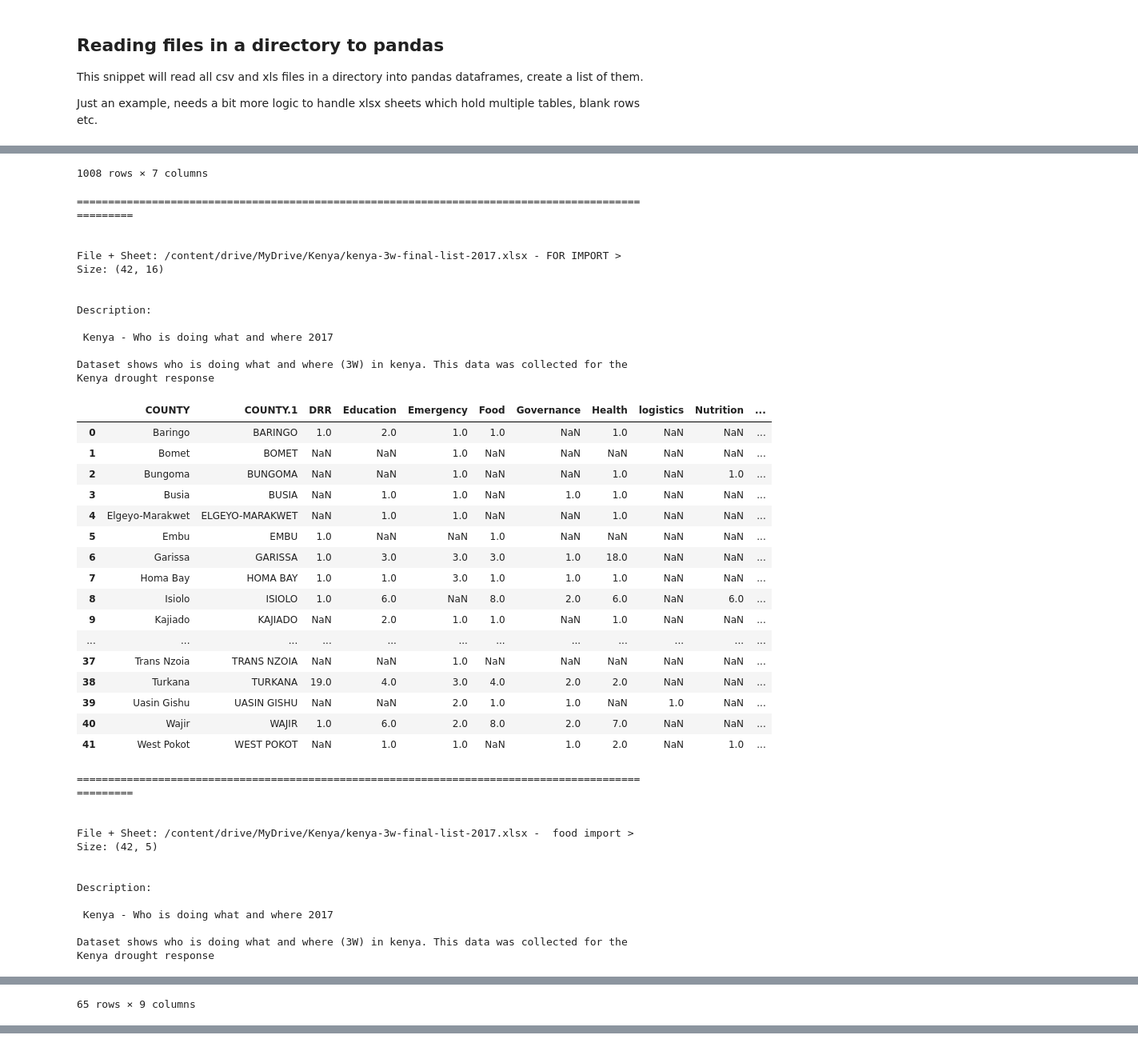
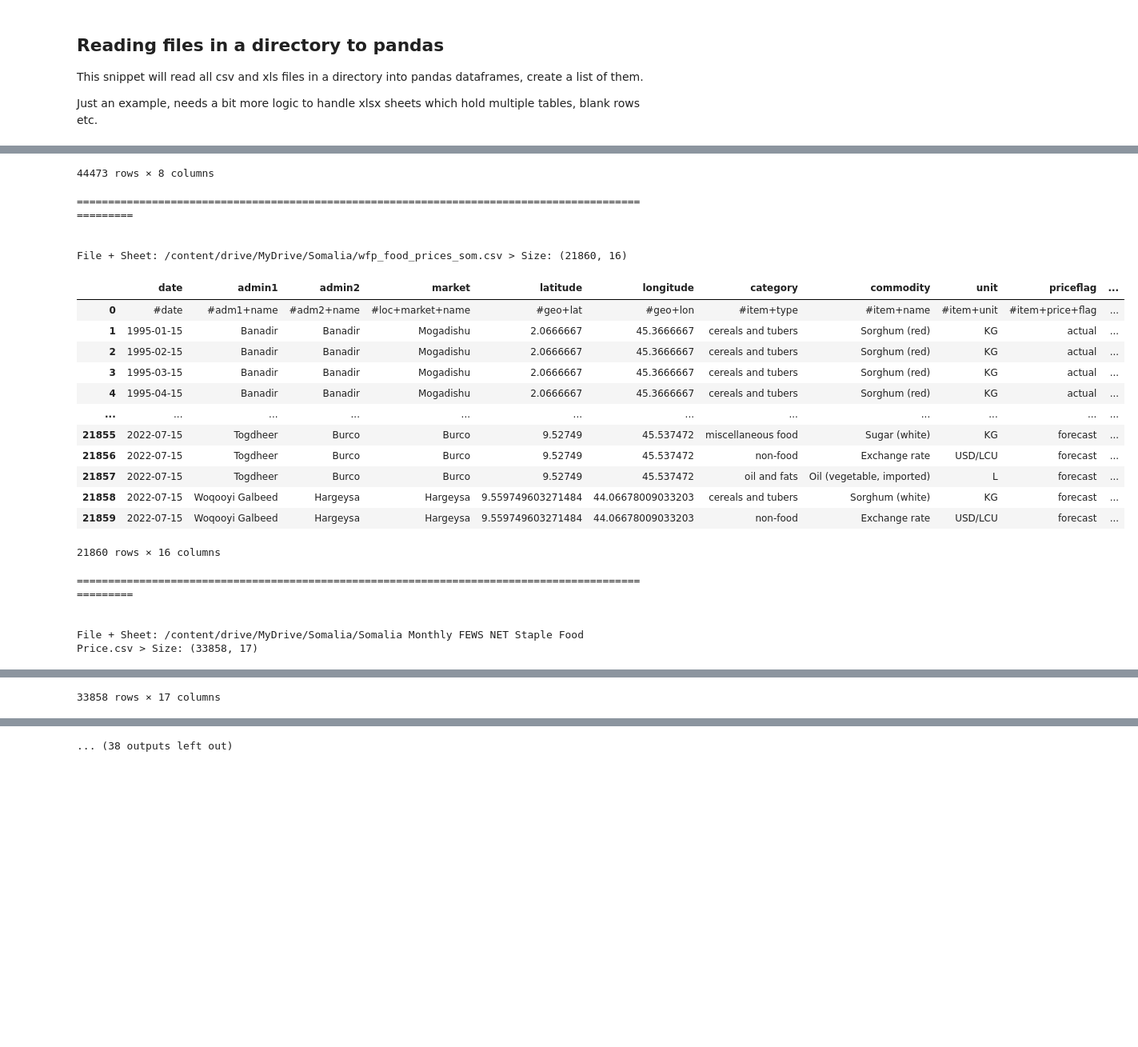
Before and after one commit to datakind/STC_DataDive_Dec22, a Jupyter notebook: notebooks/dividor/data_downloading_file_reading.ipynb, the cells around one changed output, grey strips where cells are left out. Shown at 80% size. Cells and saved outputs as stored; diff of their text form; code cells hidden in the pictures; blank space fills up the shorter version.

```diff
--- a/notebooks/dividor/data_downloading_file_reading.ipynb
+++ b/notebooks/dividor/data_downloading_file_reading.ipynb
@@ -55,13 +55,13 @@ This snippet will read all csv and xls files in a directory into pandas datafram
 Just an example, needs a bit more logic to handle xlsx sheets which hold multiple tables, blank rows etc.
 # %%
 # TODO - Make book scan all folder
-country = "Kenya"
+country = "Somalia"
 dir = f"/content/drive/MyDrive/{country}"
 
 #dir = "/content/drive/MyDrive/Kenya Cleaned Up Files"
 
 
-meta_data = pd.read_csv(f"{dir}/Data metadata - Sheet1.csv")
+meta_data = pd.read_csv(f"/content/drive/MyDrive/Kenya/Data metadata - Sheet1.csv")
 file_col = 'Google Drive or Github link to downloaded data (if you can put what you’ve downloaded into a shared location!)'
 
 # Array of pandas dataframes
@@ -116,5 +112,4 @@ Loading csv file /content/drive/MyDrive/Kenya/Data metadata - Sheet1.csv
 # %%
-print(f"\n\nHere are the shapes of the dataframes we just loaded from directory {dir} ... \n\n")
 # TODO Save dfs to csv, as the started for the meta data review, then put on the google for team to edit
 for key in dfs:
     print("\n\n===================================================================================================\n\n")
@@ -122,11 +117,11 @@ for key in dfs:
     f = df['file'][0]
     print(f"File + Sheet: {key} > Size: {df.shape}\n\n")
     file_meta = meta_data.loc[meta_data[file_col] == f]
-    description = file_meta['Dataset description'][0]
-    link = file_meta['Dataset'][0]
-    #print("Link: ", str(link),"\n\n")
-    print("Description: \n\n",str(description),"\n\n")
-    # TODO file_meta, sheet name
+    #description = file_meta['Dataset description'][0]
+    #link = file_meta['Dataset'][0]
+    # print("Link: ", str(link),"\n\n")
+    # print("Description: \n\n",str(description),"\n\n")
+    # TODO Output to a meta data csv file, columns: file_meta, sheet name, df.column, df.types
     display(df)
 
 
@@ -163,40 +146,22 @@ Dataset shows who is doing what and where (3W) in kenya. This data was collected
-1008 rows × 7 columns
+44473 rows × 8 columns
 ===================================================================================================
 
 
-File + Sheet: /content/drive/MyDrive/Kenya/kenya-3w-final-list-2017.xlsx - FOR IMPORT > Size: (42, 16)
-
-
-Description:
-
- Kenya - Who is doing what and where 2017
-
-Dataset shows who is doing what and where (3W) in kenya. This data was collected for the Kenya drought response
+File + Sheet: /content/drive/MyDrive/Somalia/wfp_food_prices_som.csv > Size: (21860, 16)
-|  | COUNTY | COUNTY.1 | DRR | Education | Emergency | Food | Governance | Health | logistics | Nutrition | ... |
-| 0 | Baringo | BARINGO | 1.0 | 2.0 | 1.0 | 1.0 | NaN | 1.0 | NaN | NaN | ... |
-| 1 | Bomet | BOMET | NaN | NaN | 1.0 | NaN | NaN | NaN | NaN | NaN | ... |
-| 2 | Bungoma | BUNGOMA | NaN | NaN | 1.0 | NaN | NaN | 1.0 | NaN | 1.0 | ... |
-| 3 | Busia | BUSIA | NaN | 1.0 | 1.0 | NaN | 1.0 | 1.0 | NaN | NaN | ... |
-| 4 | Elgeyo-Marakwet | ELGEYO-MARAKWET | NaN | 1.0 | 1.0 | NaN | NaN | 1.0 | NaN | NaN | ... |
-| 5 | Embu | EMBU | 1.0 | NaN | NaN | 1.0 | NaN | NaN | NaN | NaN | ... |
-| 6 | Garissa | GARISSA | 1.0 | 3.0 | 3.0 | 3.0 | 1.0 | 18.0 | NaN | NaN | ... |
-| 7 | Homa Bay | HOMA BAY | 1.0 | 1.0 | 3.0 | 1.0 | 1.0 | 1.0 | NaN | NaN | ... |
-| 8 | Isiolo | ISIOLO | 1.0 | 6.0 | NaN | 8.0 | 2.0 | 6.0 | NaN | 6.0 | ... |
-| 9 | Kajiado | KAJIADO | NaN | 2.0 | 1.0 | 1.0 | NaN | 1.0 | NaN | NaN | ... |
+|  | date | admin1 | admin2 | market | latitude | longitude | category | commodity | unit | priceflag | ... |
+| 0 | #date | #adm1+name | #adm2+name | #loc+market+name | #geo+lat | #geo+lon | #item+type | #item+name | #item+unit | #item+price+flag | ... |
+| 1 | 1995-01-15 | Banadir | Banadir | Mogadishu | 2.0666667 | 45.3666667 | cereals and tubers | Sorghum (red) | KG | actual | ... |
+| 2 | 1995-02-15 | Banadir | Banadir | Mogadishu | 2.0666667 | 45.3666667 | cereals and tubers | Sorghum (red) | KG | actual | ... |
+| 3 | 1995-03-15 | Banadir | Banadir | Mogadishu | 2.0666667 | 45.3666667 | cereals and tubers | Sorghum (red) | KG | actual | ... |
+| 4 | 1995-04-15 | Banadir | Banadir | Mogadishu | 2.0666667 | 45.3666667 | cereals and tubers | Sorghum (red) | KG | actual | ... |
 | ... | ... | ... | ... | ... | ... | ... | ... | ... | ... | ... | ... |
-| 37 | Trans Nzoia | TRANS NZOIA | NaN | NaN | 1.0 | NaN | NaN | NaN | NaN | NaN | ... |
-| 38 | Turkana | TURKANA | 19.0 | 4.0 | 3.0 | 4.0 | 2.0 | 2.0 | NaN | NaN | ... |
-| 39 | Uasin Gishu | UASIN GISHU | NaN | NaN | 2.0 | 1.0 | 1.0 | NaN | 1.0 | NaN | ... |
-| 40 | Wajir | WAJIR | 1.0 | 6.0 | 2.0 | 8.0 | 2.0 | 7.0 | NaN | NaN | ... |
-| 41 | West Pokot | WEST POKOT | NaN | 1.0 | 1.0 | NaN | 1.0 | 2.0 | NaN | 1.0 | ... |
+| 21855 | 2022-07-15 | Togdheer | Burco | Burco | 9.52749 | 45.537472 | miscellaneous food | Sugar (white) | KG | forecast | ... |
+| 21856 | 2022-07-15 | Togdheer | Burco | Burco | 9.52749 | 45.537472 | non-food | Exchange rate | USD/LCU | forecast | ... |
+| 21857 | 2022-07-15 | Togdheer | Burco | Burco | 9.52749 | 45.537472 | oil and fats | Oil (vegetable, imported) | L | forecast | ... |
+| 21858 | 2022-07-15 | Woqooyi Galbeed | Hargeysa | Hargeysa | 9.559749603271484 | 44.06678009033203 | cereals and tubers | Sorghum (white) | KG | forecast | ... |
+| 21859 | 2022-07-15 | Woqooyi Galbeed | Hargeysa | Hargeysa | 9.559749603271484 | 44.06678009033203 | non-food | Exchange rate | USD/LCU | forecast | ... |
-===================================================================================================
-
-
-File + Sheet: /content/drive/MyDrive/Kenya/kenya-3w-final-list-2017.xlsx -  food import > Size: (42, 5)
-
-
-Description:
-
- Kenya - Who is doing what and where 2017
-
-Dataset shows who is doing what and where (3W) in kenya. This data was collected for the Kenya drought response
+21860 rows × 16 columns
+===================================================================================================
+
+
+File + Sheet: /content/drive/MyDrive/Somalia/Somalia Monthly FEWS NET Staple Food Price.csv > Size: (33858, 17)
@@ -243,4 +180,4 @@ Dataset shows who is doing what and where (3W) in kenya. This data was collected
-65 rows × 9 columns
+33858 rows × 17 columns
 ===================================================================================================
 
 
@@ -273,3 +198,4 @@ Dataset shows who is doing what and where (3W) in kenya. This data was collected
+... (38 outputs left out)
 # %% [markdown]
 ## Loading pandas dataframes into a postgres database
 
```
Also changed, not shown: parts of 2 cells of this notebook.
